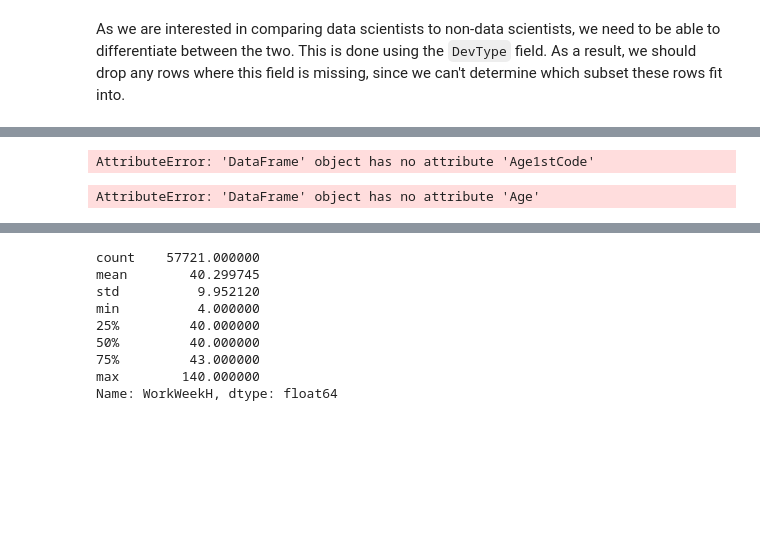
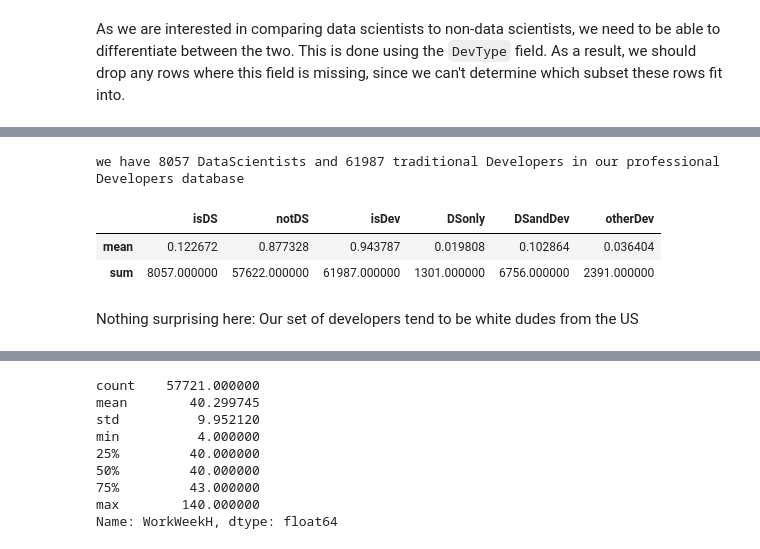
Before and after one commit to ergonyc/Practice-python-exercises, a Jupyter notebook: DataPresentation0/StackOverFlow-ThinkfulCapstone0.ipynb, the cells around one changed output, grey strips where cells are left out. Cells and saved outputs as stored; diff of their text form; code cells hidden in the pictures; blank space fills up the shorter version.

```diff
--- a/DataPresentation0/StackOverFlow-ThinkfulCapstone0.ipynb
+++ b/DataPresentation0/StackOverFlow-ThinkfulCapstone0.ipynb
@@ -301,8 +209,2 @@ df['MainBranch'].value_counts().plot('barh')
 # %% [markdown]
 As we are interested in comparing data scientists to non-data scientists, we need to be able to differentiate between the two. This is done using the `DevType` field. As a result, we should drop any rows where this field is missing, since we can't determine which subset these rows fit into.
-# %%
-# make some of the categories ordered
-# df['MainBranch'].cat.categories[0]
-developers = df['MainBranch'] == 'I am a developer by profession'
-# limit our scope to professional developers
-df = df[developers]
@@ -373,11 +210,0 @@ Name: DevType, dtype: int64
-# %%
-# make some expository columns
-df.loc[:, 'DSorDV'] = np.nan
-
-df.loc[data_scientist, 'DSorDV'] = 'Data Scientist'
-df.loc[developer, 'DSorDV'] = 'Developer'
-
-df.loc[:, 'isDS'] = data_scientist
-df.loc[:, 'isDev'] = developer
-df.loc[:, 'notDS'] = ~data_scientist
-df['DSorDV'].value_counts()
@@ -595,17 +211,36 @@ AttributeError: 'DataFrame' object has no attribute 'Age'
-# %%
-def fix_age1stcode(years_):
-    if years_ == 'Younger than 5 years':
-        return 4.5
-    elif years_ == 'Older than 85':
-        return 85.
-    else:
-        return years_
-
-
-df.loc[:, 'nAgeCode'] = pd.to_numeric(df.Age1stCode.apply(fix_age1stcode))
-# %% [output]
-AttributeError: 'DataFrame' object has no attribute 'Age1stCode'
-# %%
-df.Age.describe()
-# %% [output]
-AttributeError: 'DataFrame' object has no attribute 'Age'
+# %%
+# Create data scientist and non-data scientist subsets.
+# data scientists are defined as "Data or business analyst",Engineer, Data",
+#       "Data scientist or machine learning specialist"
+# Database administrator or Scientist
+
+# developer is "Developer, {fullstack, game or graphics, mobile, QA or test}"
+# exclude database administrator by having space after data
+data_scientist = df['DevType'].str.contains(
+        '|'.join(['data ', 'scientist']), case=False, na=False, regex=True).copy()  # data scientists / analists / Data engineers
+
+# data = df['DevType'].str.contains('data', case=False, na=False, regex=True).copy() #data scientists / analists / Data engineers
+developer = df['DevType'].str.contains(
+        'developer', case=False, na=False, regex=True).copy()  # all types of developers
+
+
+print('we have {} DataScientists and {} traditional Developers in our professional Developers database'.format(
+          data_scientist.sum(), developer.sum()))
+# %% [output]
+we have 8057 DataScientists and 61987 traditional Developers in our professional Developers database
+# %%
+# make some expository columns
+df.loc[:, 'isDS'] = data_scientist
+df.loc[:, 'isDev'] = developer
+df.loc[:, 'notDS'] = ~data_scientist
+df.loc[:, 'DSonly'] = data_scientist & ~developer
+df.loc[:, 'DSandDev'] = data_scientist & developer
+df.loc[:, 'otherDev'] = ~data_scientist & ~ developer
+
+df[['isDS','notDS','isDev','DSonly','DSandDev','otherDev']].agg(['mean','sum'])
+# %% [output]
+|  | isDS | notDS | isDev | DSonly | DSandDev | otherDev |
+| mean | 0.122672 | 0.877328 | 0.943787 | 0.019808 | 0.102864 | 0.036404 |
+| sum | 8057.000000 | 57622.000000 | 61987.000000 | 1301.000000 | 6756.000000 | 2391.000000 |
+# %% [markdown]
+Nothing surprising here:  Our set of developers tend to be white dudes from the US
```
Also changed, not shown: parts of 125 cells of this notebook.
